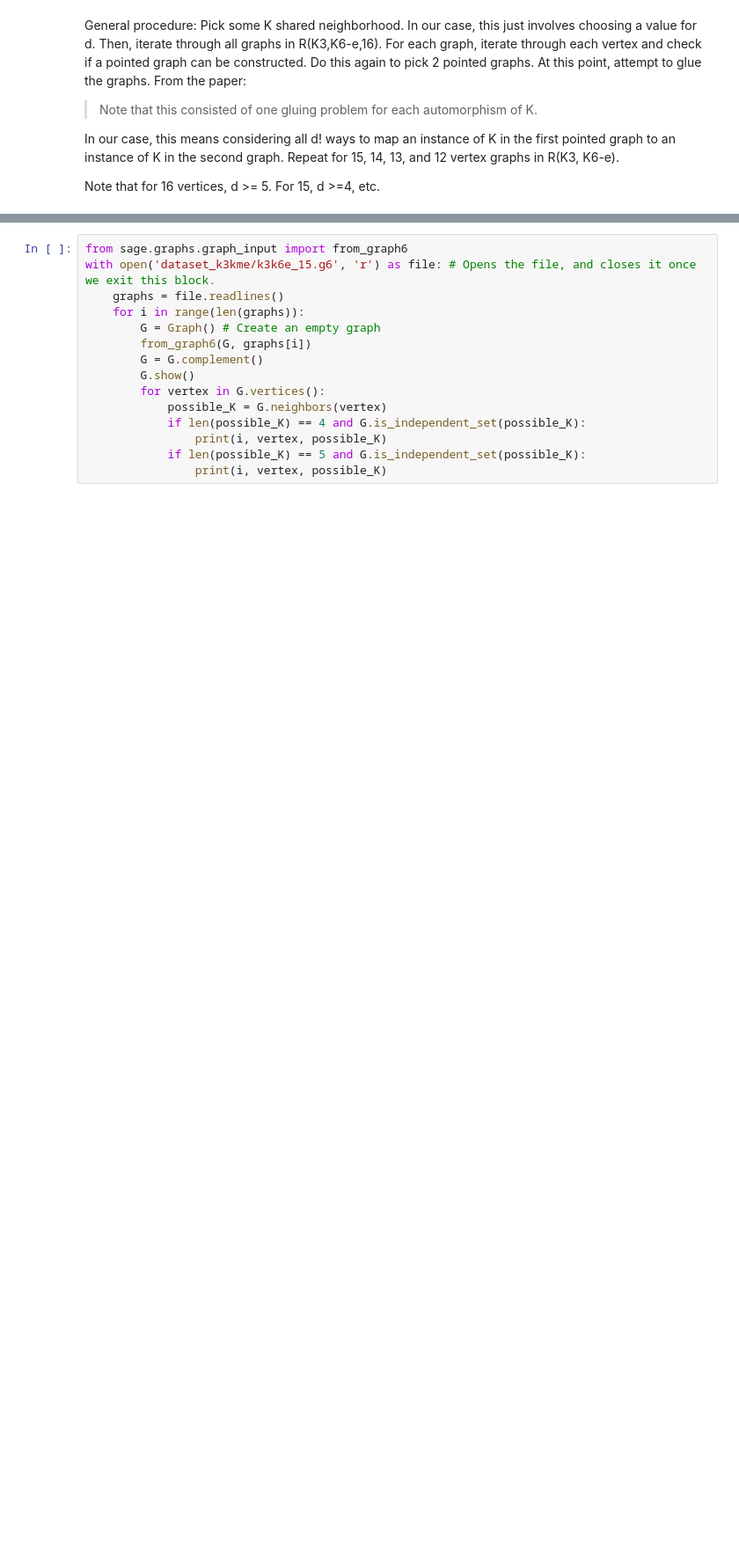
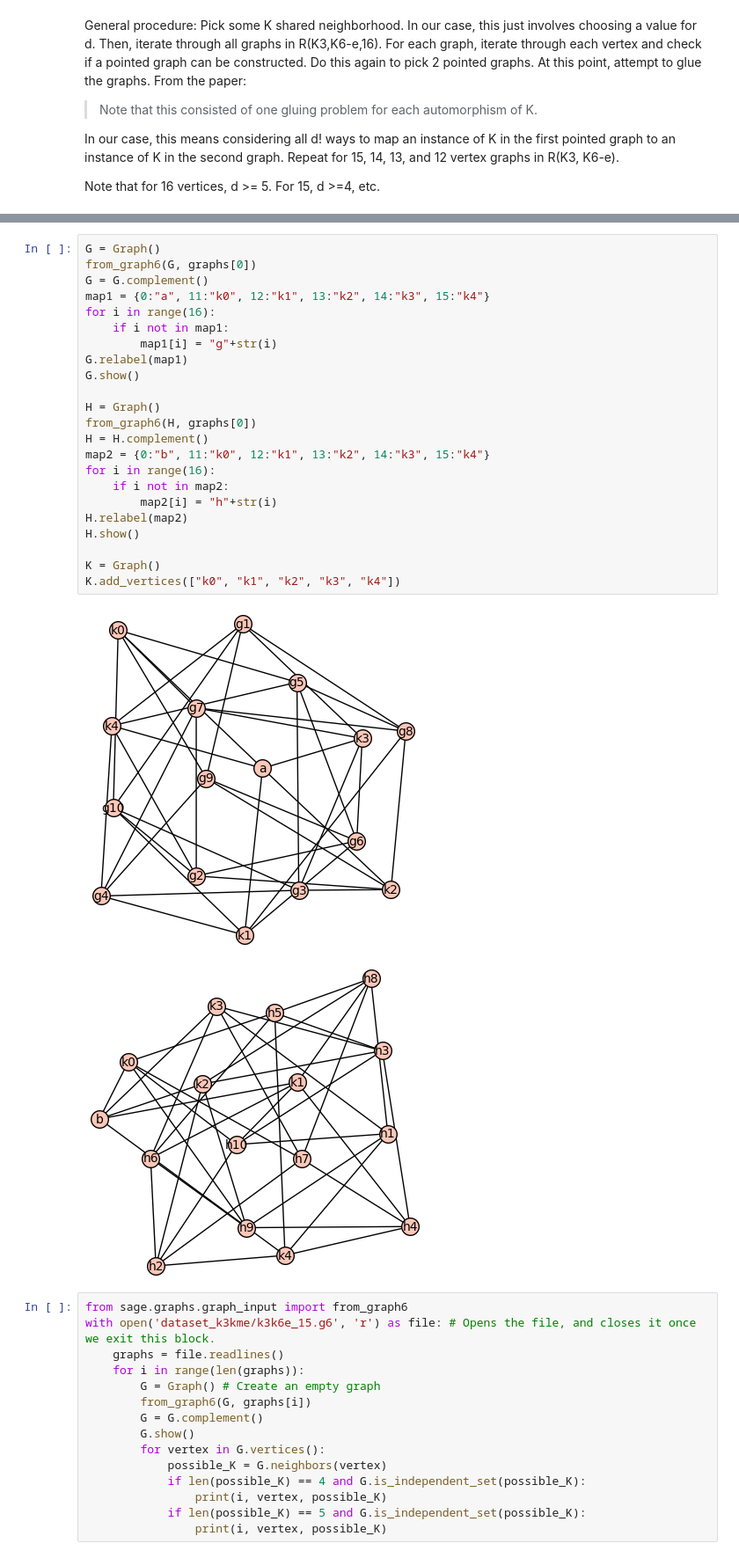
Before and after one commit to polymathjr/polymathjr-ramsey, a Jupyter notebook: r-five-five/gluing-method-2/Method2_R46e.ipynb, the cells around one changed output, grey strips where cells are left out. Shown at 88% size. Drawn from its saved outputs; the diff is of its cells as text; blank space fills up the shorter version.

```diff
--- a/r-five-five/gluing-method-2/Method2_R46e.ipynb
+++ b/r-five-five/gluing-method-2/Method2_R46e.ipynb
@@ -45,3 +536,29 @@ There are 16 pointed graphs here. We move onto pointed graphs for 15 vertices.
+# %%
+G = Graph()
+from_graph6(G, graphs[0])
+G = G.complement()
+map1 = {0:"a", 11:"k0", 12:"k1", 13:"k2", 14:"k3", 15:"k4"}
+for i in range(16):
+    if i not in map1:
+        map1[i] = "g"+str(i)
+G.relabel(map1)
+G.show()
+
+H = Graph()
+from_graph6(H, graphs[0])
+H = H.complement()
+map2 = {0:"b", 11:"k0", 12:"k1", 13:"k2", 14:"k3", 15:"k4"}
+for i in range(16):
+    if i not in map2:
+        map2[i] = "h"+str(i)
+H.relabel(map2)
+H.show()
+
+K = Graph()
+K.add_vertices(["k0", "k1", "k2", "k3", "k4"])
+# %% [output]
+[figure, added]
+[figure, added]
 # %%
 from sage.graphs.graph_input import from_graph6
 with open('dataset_k3kme/k3k6e_15.g6', 'r') as file: # Opens the file, and closes it once we exit this block.
```
Also changed, not shown: parts of 17 cells of this notebook, 1 other file.
